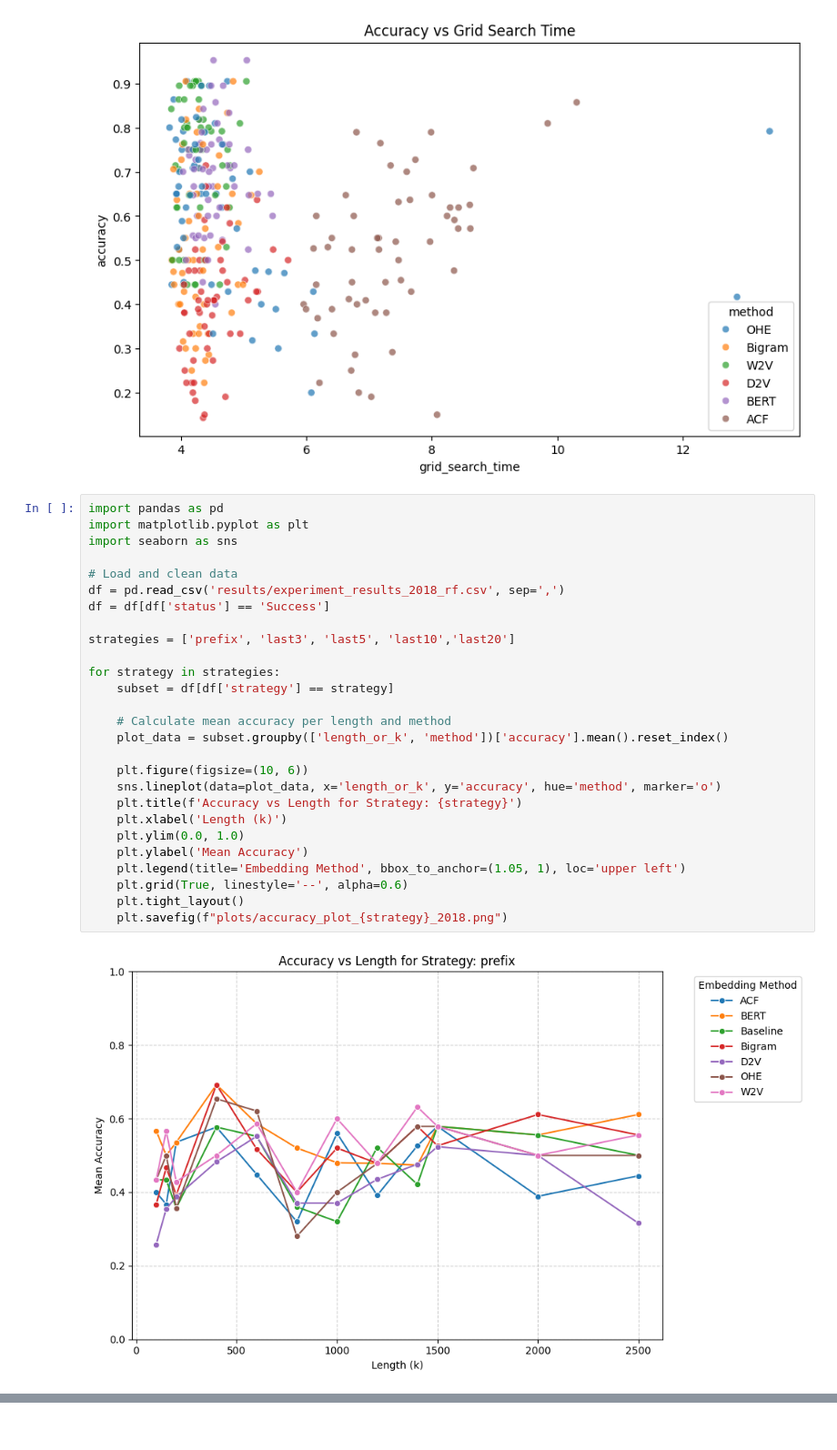
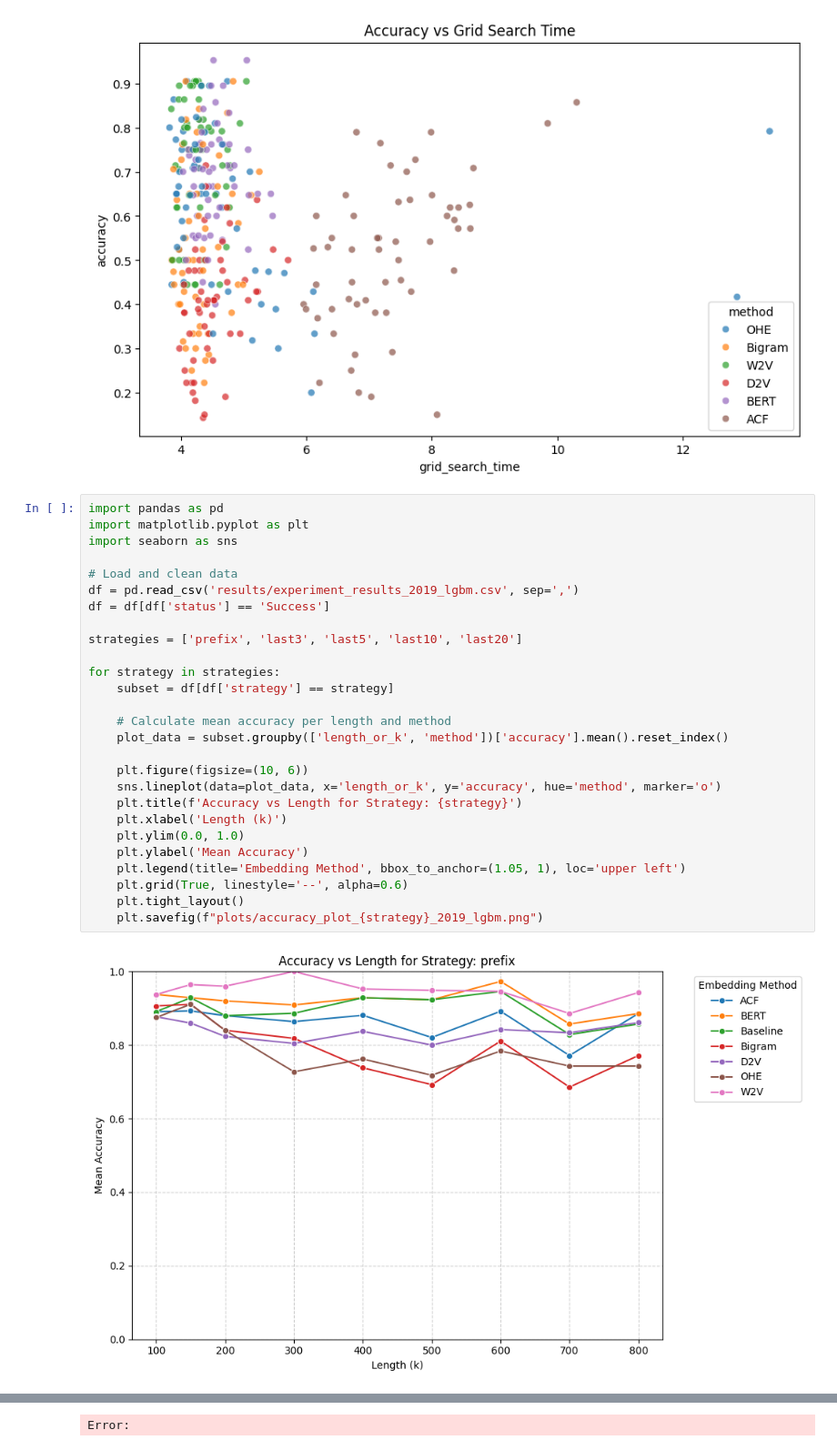
Before and after one commit to GijsCK/Resource-Centric-NAP, a Jupyter notebook: data_analysis.ipynb, the cells around one changed output, grey strips where cells are left out. Shown at 91% size. Cells and saved outputs as stored; diff of their text form.

Commit message:
all results done, and more plots

```diff
--- a/data_analysis.ipynb
+++ b/data_analysis.ipynb
@@ -69,29 +69,29 @@ Text(0.5, 1.0, 'Accuracy vs Grid Search Time')
 # %%
 import pandas as pd
 import matplotlib.pyplot as plt
 import seaborn as sns
 
 # Load and clean data
-df = pd.read_csv('results/experiment_results_2018_rf.csv', sep=',')
+df = pd.read_csv('results/experiment_results_2019_lgbm.csv', sep=',')
 df = df[df['status'] == 'Success']
 
-strategies = ['prefix', 'last3', 'last5', 'last10','last20']
+strategies = ['prefix', 'last3', 'last5', 'last10', 'last20']
 
 for strategy in strategies:
     subset = df[df['strategy'] == strategy]
 
     # Calculate mean accuracy per length and method
     plot_data = subset.groupby(['length_or_k', 'method'])['accuracy'].mean().reset_index()
 
     plt.figure(figsize=(10, 6))
     sns.lineplot(data=plot_data, x='length_or_k', y='accuracy', hue='method', marker='o')
     plt.title(f'Accuracy vs Length for Strategy: {strategy}')
     plt.xlabel('Length (k)')
     plt.ylim(0.0, 1.0)
     plt.ylabel('Mean Accuracy')
     plt.legend(title='Embedding Method', bbox_to_anchor=(1.05, 1), loc='upper left')
     plt.grid(True, linestyle='--', alpha=0.6)
     plt.tight_layout()
-    plt.savefig(f"plots/accuracy_plot_{strategy}_2018.png")
+    plt.savefig(f"plots/accuracy_plot_{strategy}_2019_lgbm.png")
 # %% [output]
-[figure, old version]
+[figure, new version]
@@ -101,0 +102 @@ for strategy in strategies:
+Error:
```
Also changed, not shown: parts of 2 cells of this notebook, 24 other files.
